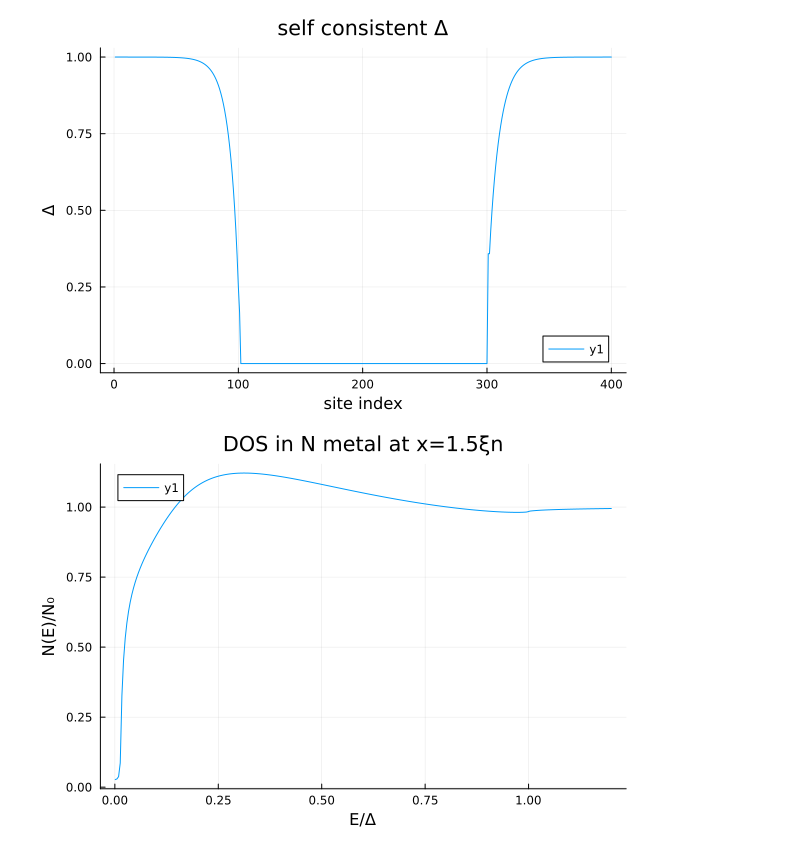
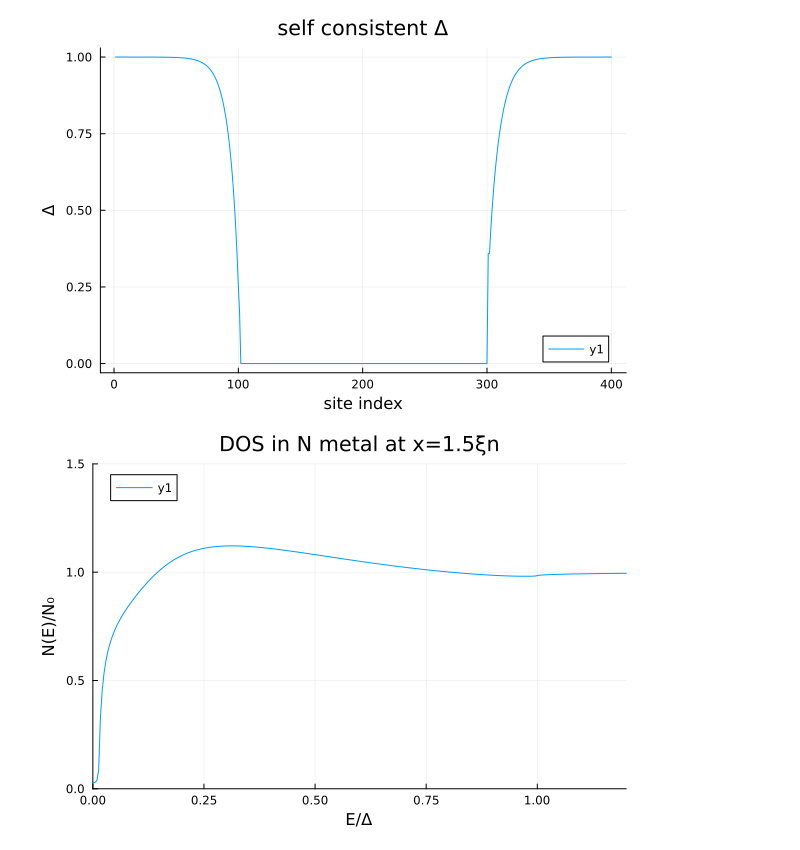
Before and after one commit to nakowalczyk/usadel_1D, a Jupyter notebook: scripts/SNS.ipynb, the cells around one changed output. Saved outputs shown, nothing was run; the diff lists cells and outputs as text; code cells hidden in the pictures.

```diff
--- a/scripts/SNS.ipynb
+++ b/scripts/SNS.ipynb
@@ -45,9 +44,9 @@ dos1, _ = compute_DOS(energies, p, x_eval);
 # %%
 plt = Plots.plot(xlabel="E/Δ", ylabel="N(E)/N₀",
            title="DOS in N metal at x=1.5ξn",
-           #ylims=(0, 1.5), xlims=(0, 1.2),
+           ylims=(0, 1.5), xlims=(0, 1.2),
            legend=:topleft, lw=2)
 
 plot!(plt, energies, dos1)
 # %% [output]
-[figure, old version]
+[figure, new version]
```
Also changed, not shown: parts of 5 cells of this notebook, 3 other files.
